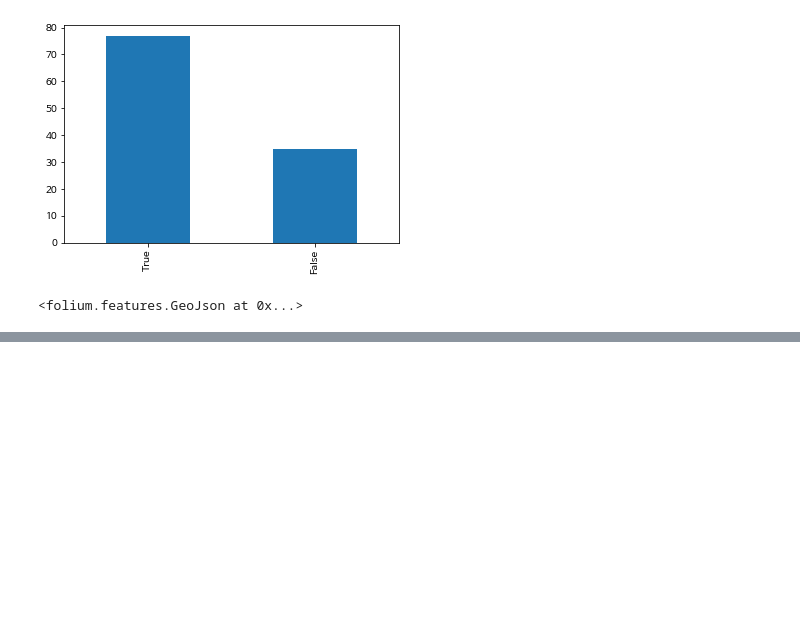
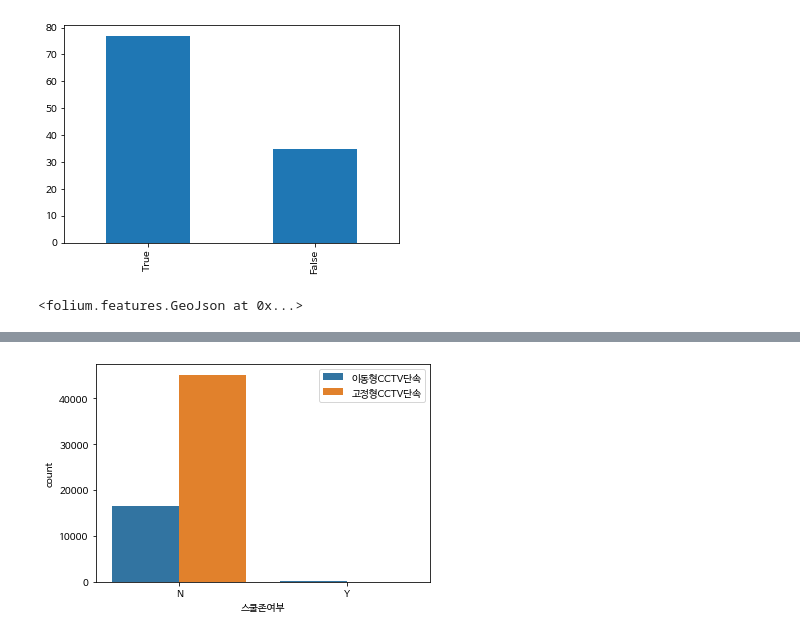
Before and after one commit to ikeven94/Osan-Si_-Identify-_TA_DangerZones, a Jupyter notebook: EDA/cjlee_EDA_교통안전시설물_설치_후보지.ipynb, the cells around one changed output, grey strips where cells are left out. Saved outputs shown, nothing was run; the diff lists cells and outputs as text; code cells hidden in the pictures; blank space fills up the shorter version.

```diff
--- a/EDA/cjlee_EDA_교통안전시설물_설치_후보지.ipynb
+++ b/EDA/cjlee_EDA_교통안전시설물_설치_후보지.ipynb
@@ -242,0 +419,6 @@ m
+# %%
+fig3=sns.countplot(x='스쿨존여부', data=주정차단속, hue='단속종류')
+fig3.legend(loc='upper right')
+plt.show()
+# %% [output]
+[figure, added]
```
Also changed, not shown: parts of 36 cells of this notebook.
